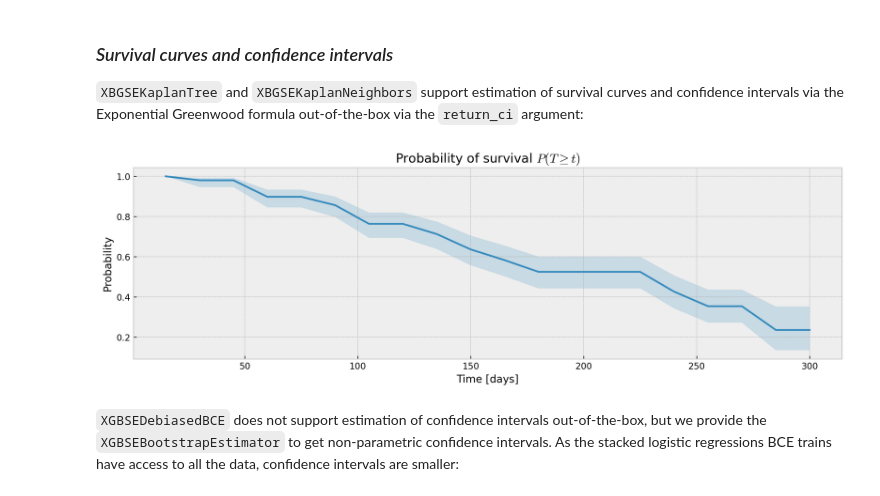
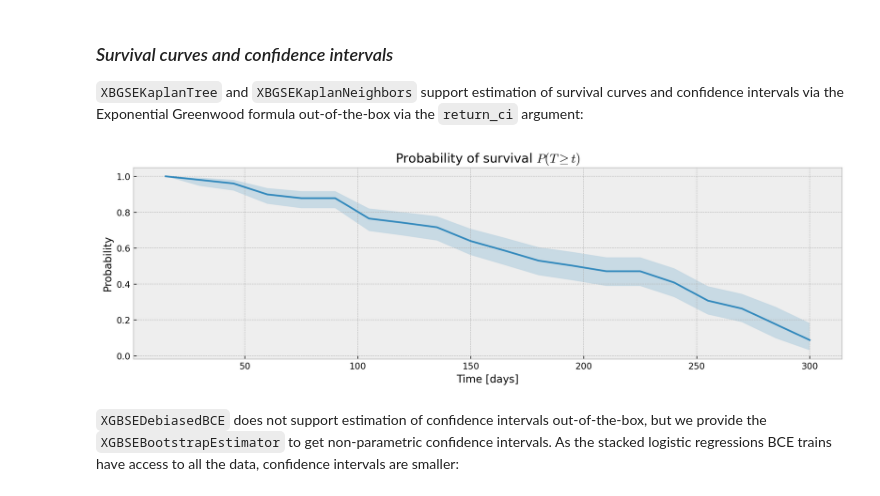
Before and after one commit to loft-br/xgboost-survival-embeddings, a Jupyter notebook: examples/how_xgbse_works.ipynb, the cells around one changed output. Cells and saved outputs as stored; diff of their text form; code cells hidden in the pictures.

```diff
--- a/examples/how_xgbse_works.ipynb
+++ b/examples/how_xgbse_works.ipynb
@@ -213,24 +214,29 @@ If we plot the results against a Kaplan Meier estimator we can get a clearer pic
 from xgbse.non_parametric import calculate_kaplan_vectorized
 
 mean, high, low = calculate_kaplan_vectorized(
-    y['c2'].reshape(1,-1),
-    y['c1'].reshape(1,-1),
-    TIME_BINS
+    y["c2"].reshape(1, -1), y["c1"].reshape(1, -1), TIME_BINS
 )
 
-plt.figure(figsize=(12,4), dpi=120)
-plt.plot(mean.columns, mean.iloc[0], 'k--', label='Kaplan Meier (unbiased estimator for survival)')
+plt.figure(figsize=(12, 4), dpi=120)
+plt.plot(
+    mean.columns,
+    mean.iloc[0],
+    "k--",
+    label="Kaplan Meier (unbiased estimator for survival)",
+)
 
 for i, scale in enumerate([1.5, 1.0, 0.5]):
     plt.axvline(
         preds_dict[scale].mean(),
-        label=f'Model average prediction\n(aft_loss_distribution_scale = {scale})',
+        label=f"Model average prediction\n(aft_loss_distribution_scale = {scale})",
         linewidth=2,
         alpha=0.5,
-        color=f'C{i}'
+        color=f"C{i}",
     )
 
-plt.title('Vanilla XGB Average prediction vs. Kaplan Meier (unbiased estimator for survival)')
+plt.title(
+    "Vanilla XGB Average prediction vs. Kaplan Meier (unbiased estimator for survival)"
+)
 plt.legend()
 # %% [output]
 <matplotlib.legend.Legend at 0x...>
@@ -239,8 +245,8 @@ plt.legend()
 Changing to the `survival:cox` objective does not solve the issue either, as the model outputs the relative risk:
 # %%
 # converting to xgboost format
-dtrain = convert_data_to_xgb_format(X_train, y_train, 'survival:cox')
-dval = convert_data_to_xgb_format(X_valid, y_valid, 'survival:cox')
+dtrain = convert_data_to_xgb_format(X_train, y_train, "survival:cox")
+dval = convert_data_to_xgb_format(X_valid, y_valid, "survival:cox")
 
 # training model
 bst = xgb.train(
@@ -248,13 +254,13 @@ bst = xgb.train(
     dtrain,
     num_boost_round=1000,
     early_stopping_rounds=10,
-    evals=[(dval, 'val')],
-    verbose_eval=0
+    evals=[(dval, "val")],
+    verbose_eval=0,
 )
 
 # predicting and evaluating
 preds = bst.predict(dval)
-cind = concordance_index(y_valid, preds, risk_strategy='precomputed')
+cind = concordance_index(y_valid, preds, risk_strategy="precomputed")
 print(f"C-index: {cind:.3f}")
 print(f"Model predictions: {preds[:5]}")
 # %% [output]
@@ -270,15 +276,17 @@ preds_dict = {}
 for scale in [1.5, 1.0, 0.5]:
 
     # chaning parameter
-    PARAMS_XGB_AFT['aft_loss_distribution_scale'] = scale
+    PARAMS_XGB_AFT["aft_loss_distribution_scale"] = scale
 
     # training model
     xgbse_model = XGBSEKaplanNeighbors(PARAMS_XGB_AFT, n_neighbors=30)
     xgbse_model.fit(
-        X_train, y_train,
-        validation_data = (X_valid, y_valid),
+        X_train,
+        y_train,
+        num_boost_round=1000,
+        validation_data=(X_valid, y_valid),
         early_stopping_rounds=10,
-        time_bins=TIME_BINS
+        time_bins=TIME_BINS,
     )
 
     # predicting and evaluating
@@ -385,7 +399,7 @@ The package follows `scikit-learn` API, with a minor adaptation to work with tim
 # %%
 # fitting xgbse model
 xgbse_model = XGBSEDebiasedBCE(PARAMS_XGB_AFT, PARAMS_LR)
-xgbse_model.fit(X_train, y_train, time_bins=TIME_BINS)
+xgbse_model.fit(X_train, y_train, time_bins=TIME_BINS, num_boost_round=1000)
 
 # predicting
 survival = xgbse_model.predict(X_valid)
@@ -417,15 +431,15 @@ interval_probs.head()
 # %%
 # fitting xgbse model
 xgbse_model = XGBSEKaplanNeighbors(n_neighbors=50)
-xgbse_model.fit(X_train, y_train, time_bins=TIME_BINS)
+xgbse_model.fit(X_train, y_train, time_bins=TIME_BINS, num_boost_round=1000)
 
 # predicting
 mean, upper_ci, lower_ci = xgbse_model.predict(X_valid, return_ci=True)
 
 # plotting CIs
 plot_ci(mean, upper_ci, lower_ci)
 # %% [output]
-[figure, old version]
+[figure, new version]
 # %% [markdown]
 `XGBSEDebiasedBCE` does not support estimation of confidence intervals out-of-the-box, but we provide the `XGBSEBootstrapEstimator` to get non-parametric confidence intervals. As the stacked logistic regressions BCE trains have access to all the data, confidence intervals are smaller:
 # %%
```
Also changed, not shown: parts of 23 cells of this notebook, 20 other files.
